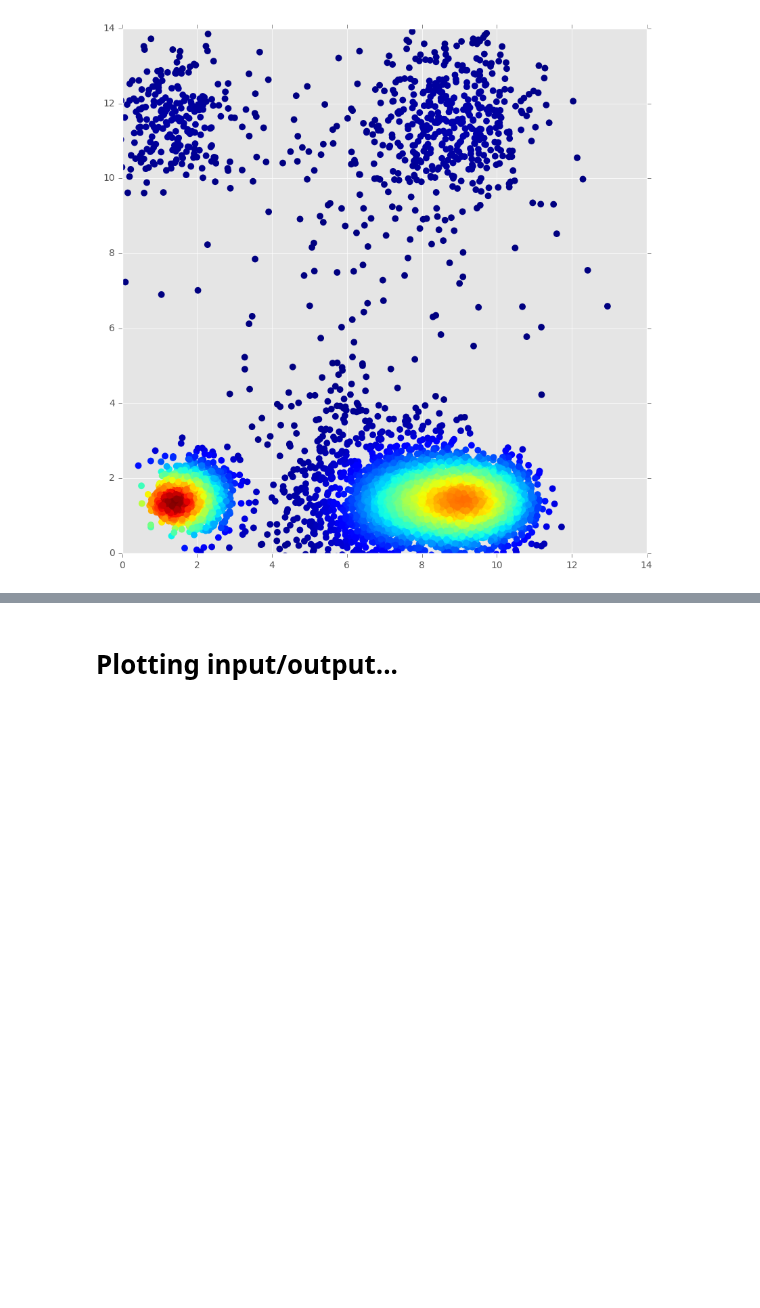
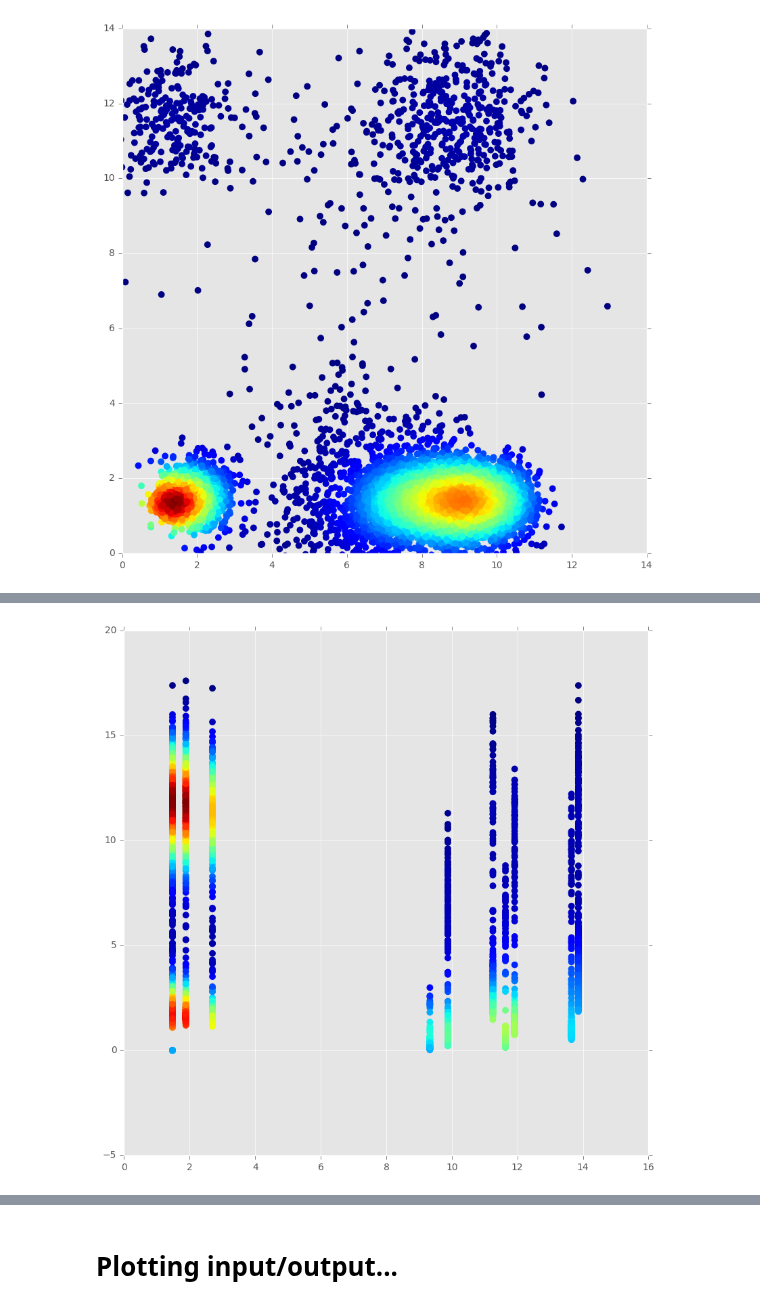
Before and after one commit to tabakg/diffusion_maps, a Jupyter notebook: hmm_on_kerrs.ipynb, the cells around one changed output, grey strips where cells are left out. Drawn from its saved outputs; the diff is of its cells as text; code cells hidden in the pictures; blank space fills up the shorter version.

```diff
--- a/hmm_on_kerrs.ipynb
+++ b/hmm_on_kerrs.ipynb
@@ -790,0 +772,5 @@ markov_semi_to_kerr.load()
+# %%
+slh_kerr_sympy, sympy_symbols = make_kerr_slh(index = 0,which_symbols='sympy',params=params)
+replacement_dict = {symbol : index for symbol, index in zip(sympy_symbols,range(3)) }
+slh_12 = (slh_kerr_qnet << slh_kerr_sympy << Displace(alpha=params[alpha0])+cid(1)).toSLH()
+slh_12
@@ -790,0 +783,3 @@ markov_semi_to_kerr.load()
+# %%
+hybrid = build_markov.hybrid_model(slh_12,markov_coherent_kerr,
+                                   replacement_dict,single_kerr_obsq,delta_t, name = 'sys_12')
@@ -790,0 +807,8 @@ markov_semi_to_kerr.load()
+# %%
+sys_12_outputs = hybrid.get_generated_trajs()
+# %%
+N1,x1,p1,N2,x2,p2 = np.concatenate(sys_12_outputs,axis=0)[:,:6].T
+# %%
+plot_density(N1, N2,s = 50)
+# %% [output]
+[figure, added]
```
Also changed, not shown: parts of 25 cells of this notebook, 1 other file.
